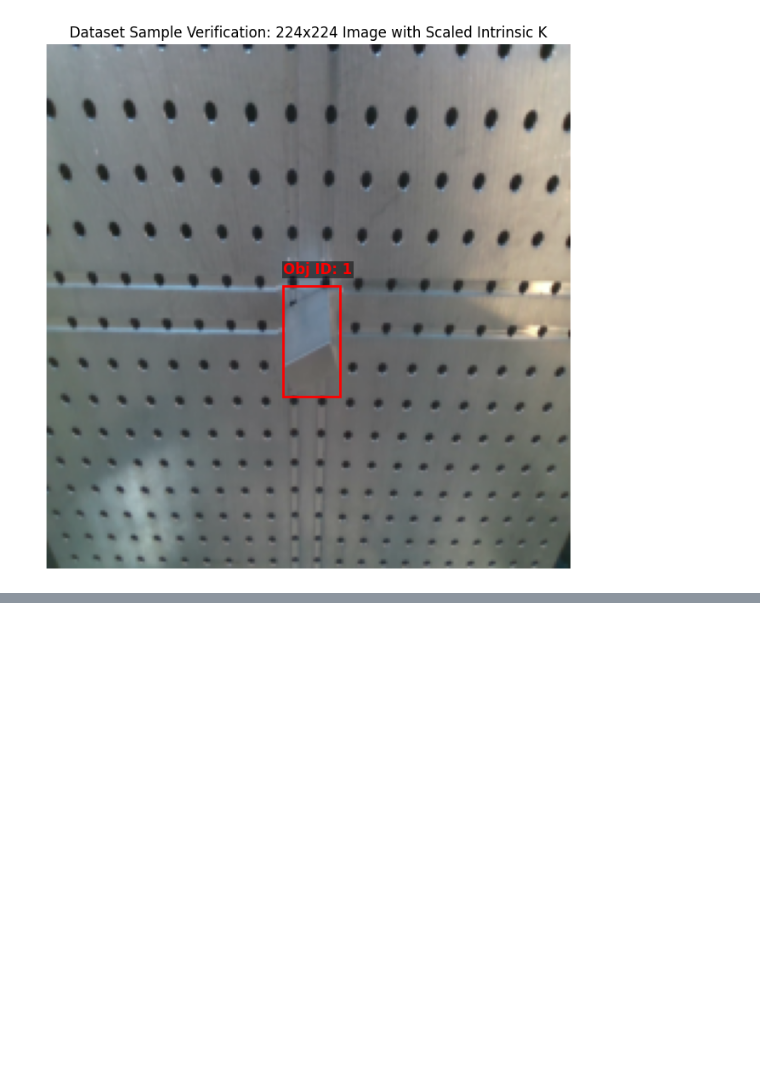
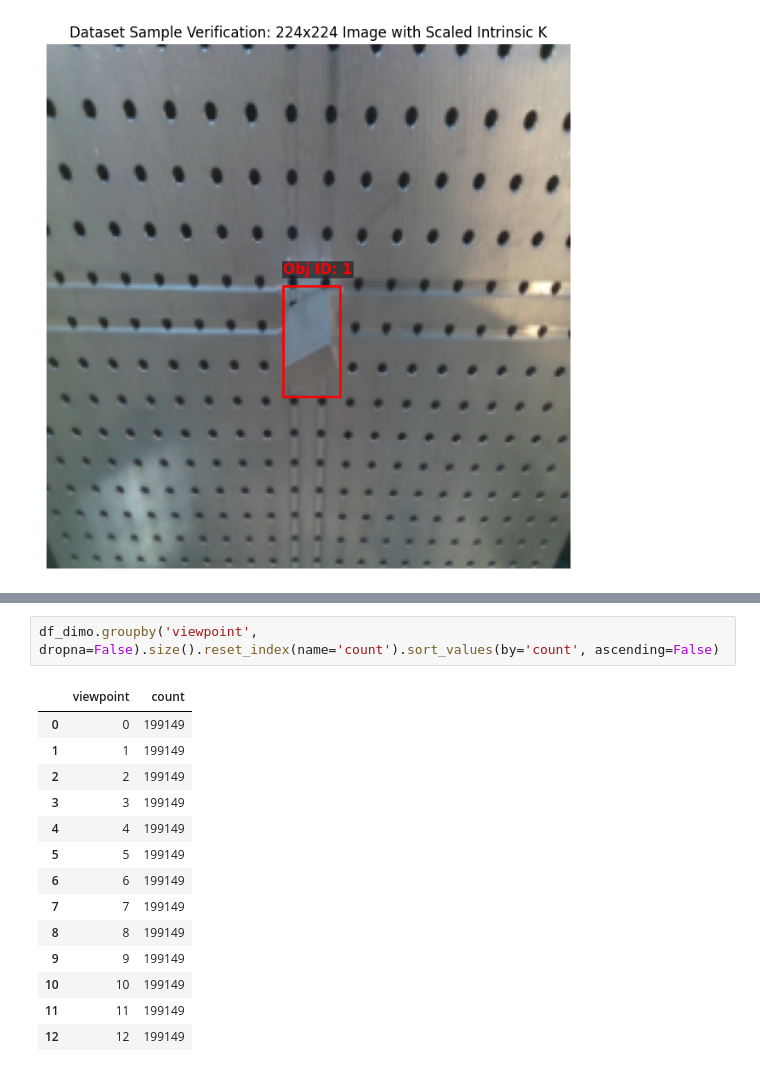
Before and after one commit to Eikthyrnir/uam-cv-sim-to-real-interpretability, a Jupyter notebook: DIMO_sandbox.ipynb, the cells around one changed output, grey strips where cells are left out. Cells and saved outputs as stored; diff of their text form; blank space fills up the shorter version.

```diff
--- a/DIMO_sandbox.ipynb
+++ b/DIMO_sandbox.ipynb
@@ -620,0 +651,17 @@ df_dimo
+# %%
+df_dimo.groupby('viewpoint', dropna=False).size().reset_index(name='count').sort_values(by='count', ascending=False)
+# %% [output]
+|  | viewpoint | count |
+| 0 | 0 | 199149 |
+| 1 | 1 | 199149 |
+| 2 | 2 | 199149 |
+| 3 | 3 | 199149 |
+| 4 | 4 | 199149 |
+| 5 | 5 | 199149 |
+| 6 | 6 | 199149 |
+| 7 | 7 | 199149 |
+| 8 | 8 | 199149 |
+| 9 | 9 | 199149 |
+| 10 | 10 | 199149 |
+| 11 | 11 | 199149 |
+| 12 | 12 | 199149 |
```
Also changed, not shown: parts of 11 cells of this notebook.
